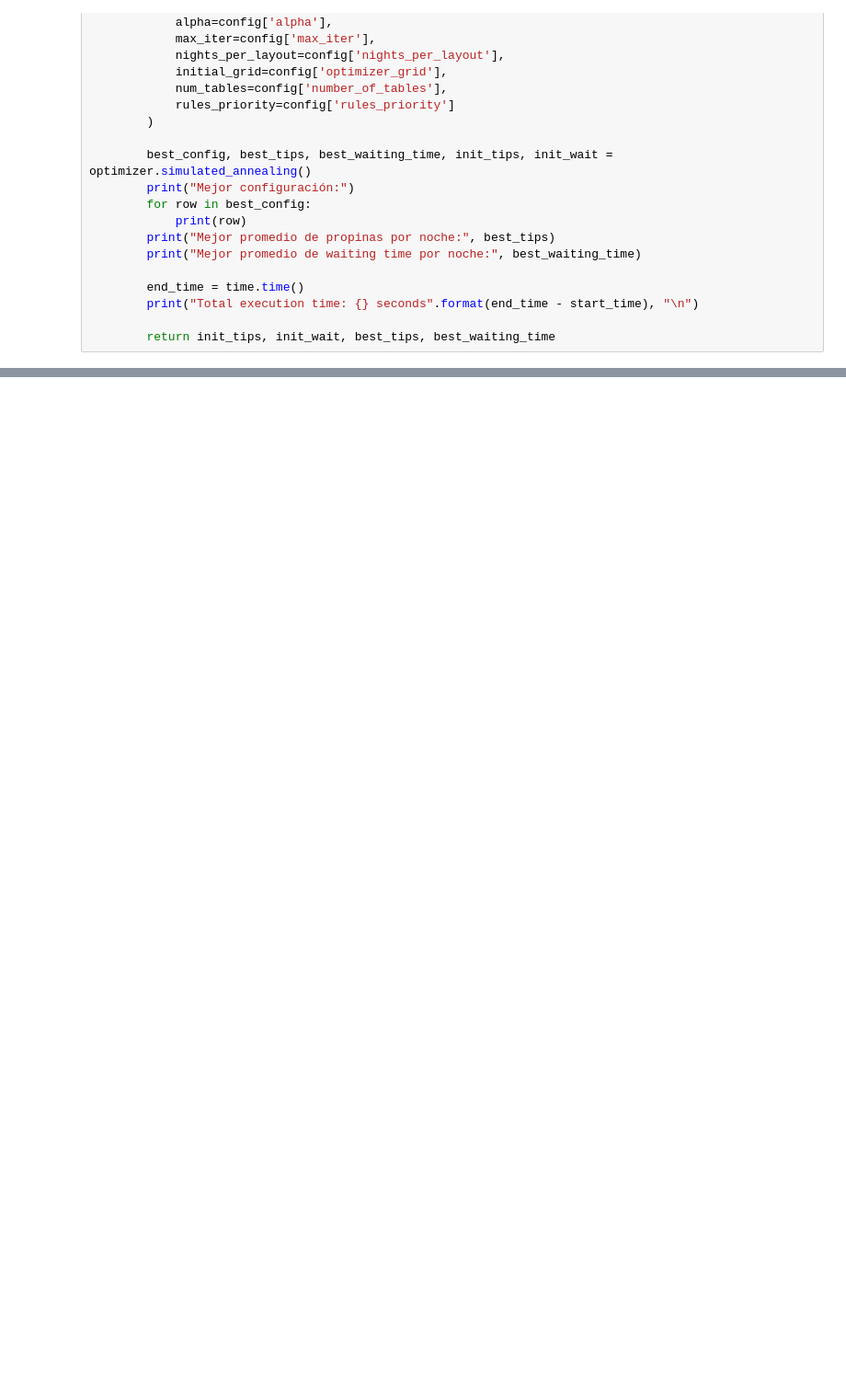
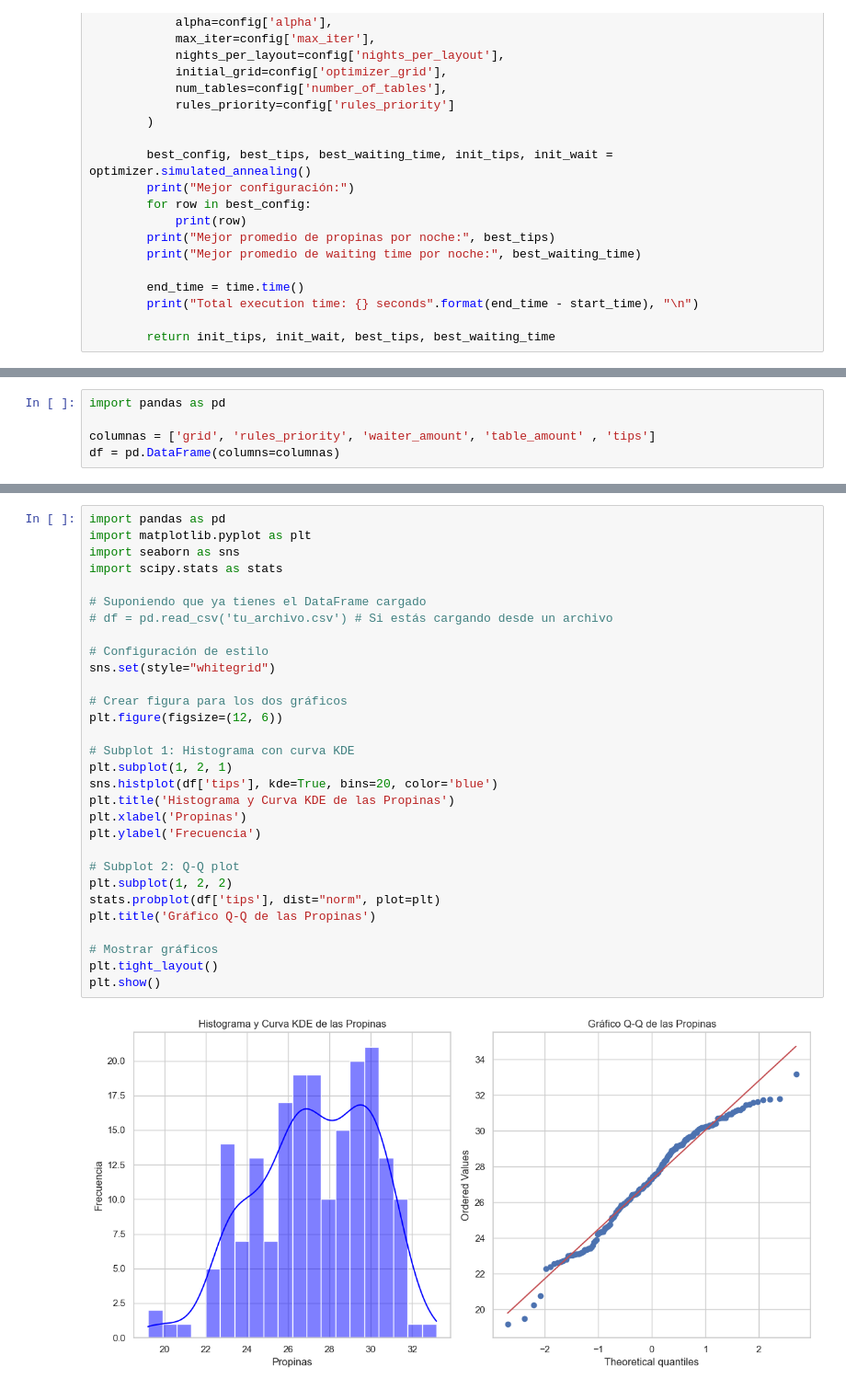
Before and after one commit to Mandelbros/Simulation-AI-Project, a Jupyter notebook: experiments.ipynb, the cells around one changed output, grey strips where cells are left out. Shown: that part at 92% size. Cells and saved outputs as stored; diff of their text form; blank space fills up the shorter version.

```diff
--- a/experiments.ipynb
+++ b/experiments.ipynb
@@ -84,0 +167,5 @@ else:
+# %%
+import pandas as pd
+
+columnas = ['grid', 'rules_priority', 'waiter_amount', 'table_amount' , 'tips']
+df = pd.DataFrame(columns=columnas)
@@ -84,0 +236,32 @@ else:
+# %%
+import pandas as pd
+import matplotlib.pyplot as plt
+import seaborn as sns
+import scipy.stats as stats
+
+# Suponiendo que ya tienes el DataFrame cargado
+# df = pd.read_csv('tu_archivo.csv') # Si estás cargando desde un archivo
+
+# Configuración de estilo
+sns.set(style="whitegrid")
+
+# Crear figura para los dos gráficos
+plt.figure(figsize=(12, 6))
+
+# Subplot 1: Histograma con curva KDE
+plt.subplot(1, 2, 1)
+sns.histplot(df['tips'], kde=True, bins=20, color='blue')
+plt.title('Histograma y Curva KDE de las Propinas')
+plt.xlabel('Propinas')
+plt.ylabel('Frecuencia')
+
+# Subplot 2: Q-Q plot
+plt.subplot(1, 2, 2)
+stats.probplot(df['tips'], dist="norm", plot=plt)
+plt.title('Gráfico Q-Q de las Propinas')
+
+# Mostrar gráficos
+plt.tight_layout()
+plt.show()
+# %% [output]
+[figure, added]
```
Also changed, not shown: parts of 11 cells of this notebook, 5 other files.
